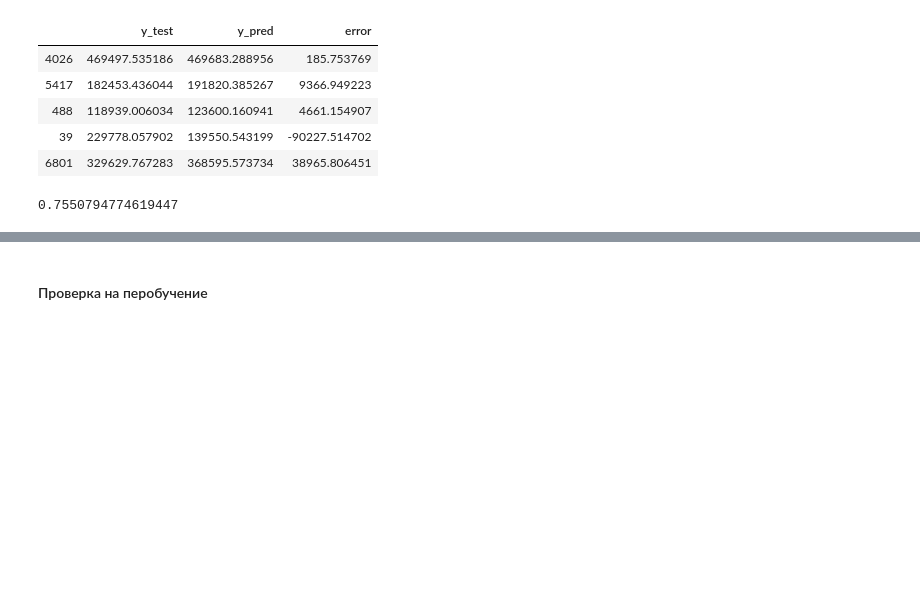
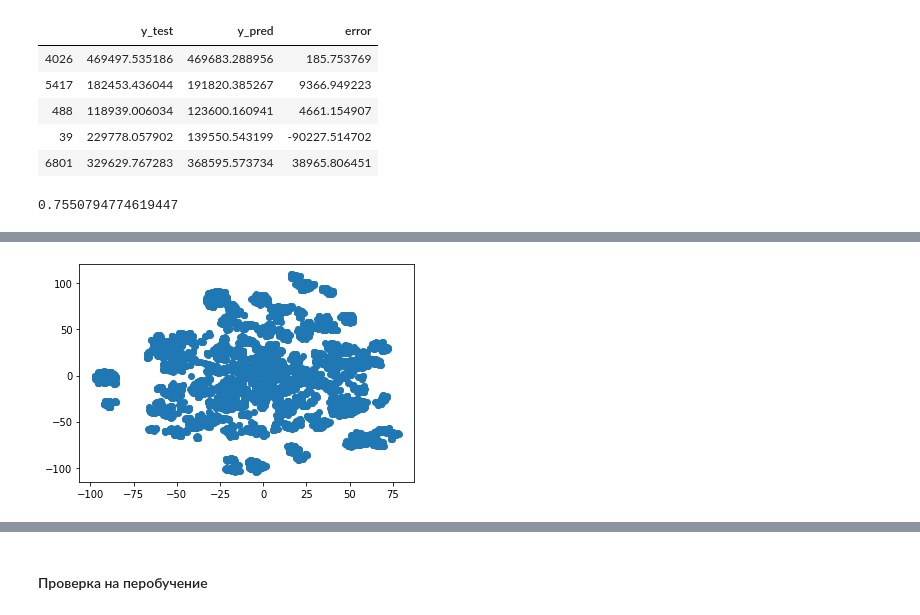
Before and after one commit to comrade747/python, a Jupyter notebook: project_task/ErshovAA_workbook.ipynb, the cells around one changed output, grey strips where cells are left out. Cells and saved outputs as stored; diff of their text form; code cells hidden in the pictures; blank space fills up the shorter version.

```diff
--- a/project_task/ErshovAA_workbook.ipynb
+++ b/project_task/ErshovAA_workbook.ipynb
@@ -833,0 +903,4 @@ r2_score(check_test_rfr["y_test"], check_test_rfr["y_pred"])
+# %%
+scaler = StandardScaler()
+
+X_train_scaled = pd.DataFrame(scaler.fit_transform(X_train), columns=X_train.columns)
@@ -833,0 +917,6 @@ r2_score(check_test_rfr["y_test"], check_test_rfr["y_pred"])
+# %%
+plt.scatter(X_train_tsne[:, 0], X_train_tsne[:, 1])
+
+plt.show()
+# %% [output]
+[figure, added]
```
Also changed, not shown: parts of 17 cells of this notebook.
